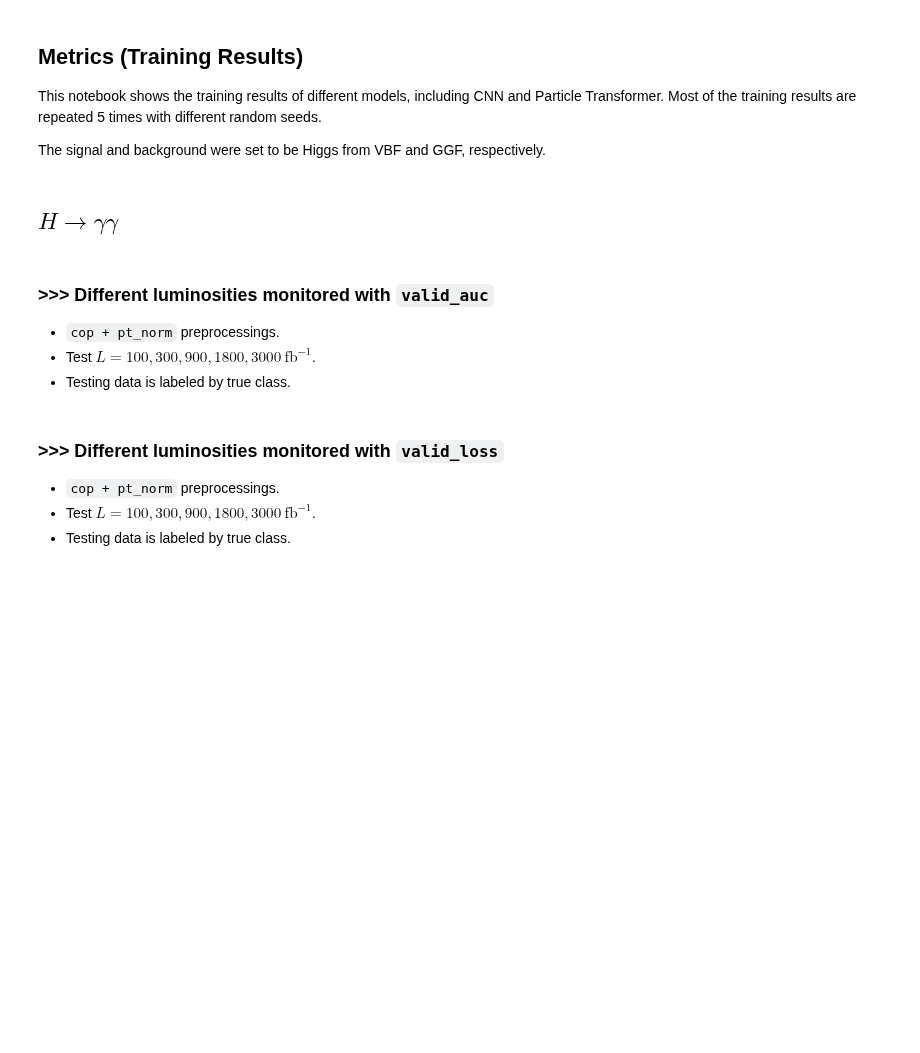
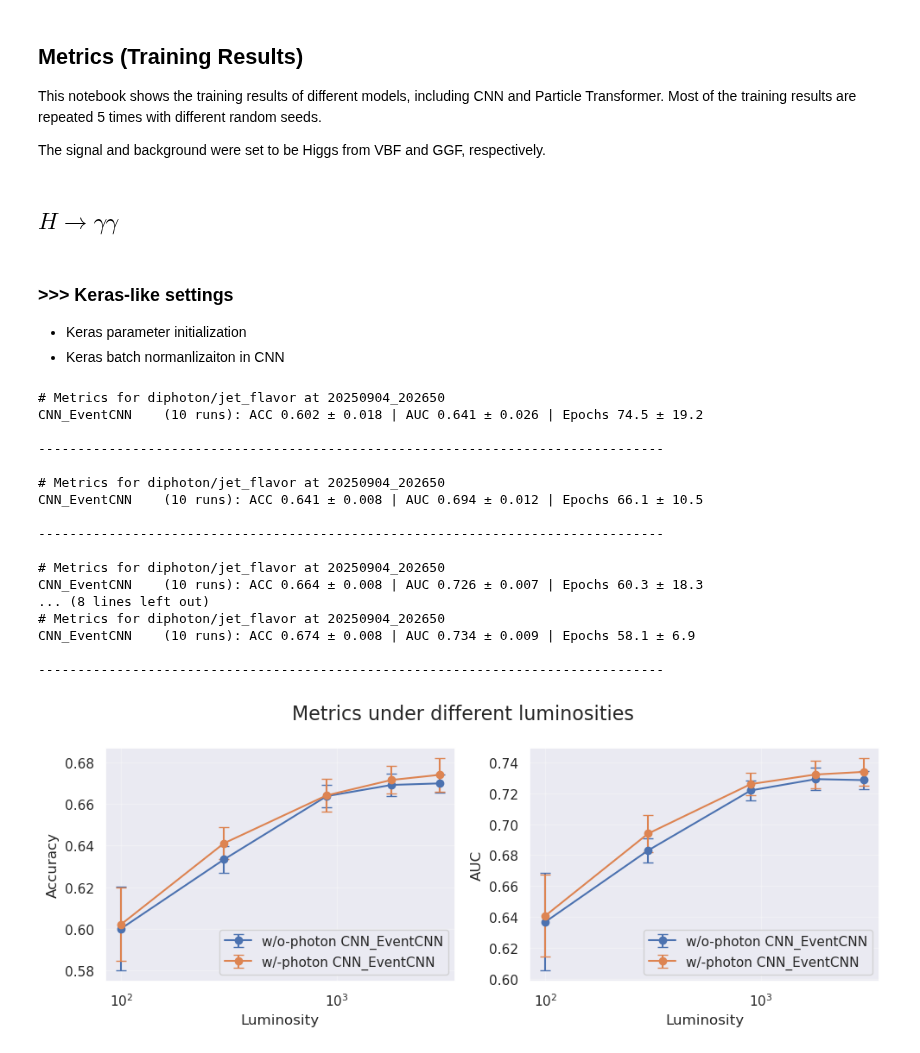
Before and after one commit to maplexgitx0302/NTUHEPML-CWoLa, a Jupyter notebook: notebooks/metrics.ipynb, the cells around one changed output. Saved outputs shown, nothing was run; the diff lists cells and outputs as text; code cells hidden in the pictures; blank space fills up the shorter version.

```diff
--- a/notebooks/metrics.ipynb
+++ b/notebooks/metrics.ipynb
@@ -33,19 +33,16 @@ def get_metrics(channel: str, data_mode: str, date_time: str, data_suffix: str =
 
         # Collect metrics from each random seed run
         tmp_metrics = []
-        rnd_seed = 0
+        rnd_seed = 23
 
-        while True:
+        for _ in range(num_rnd):
             metrics_file = output_dir / f"{model}-{date_time}-{data_suffix}" / f'rnd_seed-{rnd_seed}' / 'metrics.csv'
             if not metrics_file.exists():
                 break
 
             df_tmp = pd.read_csv(metrics_file)
             tmp_metrics.append(df_tmp.tail(1))  # Use the last row (test result)
-            rnd_seed += 1
-
-            if num_rnd is not None and rnd_seed >= num_rnd:
-                break
+            rnd_seed += 100
 
         # Print summary statistics if any runs were found
         if tmp_metrics:
@@ -68,67 +65,53 @@ def get_metrics(channel: str, data_mode: str, date_time: str, data_suffix: str =
     return metrics
 # %% [markdown]
 ## $H \rightarrow \gamma \gamma$
-# %% [markdown]
-### >>> Different luminosities monitored with `valid_auc`
-
-- `cop + pt_norm` preprocessings.
-- Test $L=100,300, 900,1800,3000~\text{fb}^{-1}$.
-- Testing data is labeled by true class.
-# %%
-luminosities = [100, 300, 900, 1800, 3000]
-in_metrics = []
-ex_metrics = []
-
-for data_mode in ['jet_flavor']:
-    for L in luminosities:
-        in_metrics.append(get_metrics(channel='diphoton', data_mode=data_mode, date_time='20250819_010104', data_suffix=f'L{L}', verbose=False, num_rnd=10))
-        ex_metrics.append(get_metrics(channel='ex-diphoton', data_mode=data_mode, date_time='20250819_010104', data_suffix=f'L{L}', verbose=False, num_rnd=10))
-
-fig, ax = plt.subplots(1, 2, figsize=(10, 4))
-fig.suptitle(f"Metrics under different luminosities", fontsize=16)
-for model in ['CNN_EventCNN']:
-# for model in ['CNN_EventCNN', 'ParT_Light']:
-    ax[0].errorbar(luminosities, [m[model]['acc_mean'] for m in ex_metrics if m], yerr=[m[model]['acc_std'] for m in ex_metrics if m], marker='o', capsize=4, label=f"w/o-photon {model}")
-    ax[1].errorbar(luminosities, [m[model]['auc_mean'] for m in ex_metrics if m], yerr=[m[model]['auc_std'] for m in ex_metrics if m], marker='o', capsize=4, label=f"w/o-photon {model}")
-    ax[0].errorbar(luminosities, [m[model]['acc_mean'] for m in in_metrics if m], yerr=[m[model]['acc_std'] for m in in_metrics if m], marker='o', capsize=4, label=f"w/-photon {model}")
-    ax[1].errorbar(luminosities, [m[model]['auc_mean'] for m in in_metrics if m], yerr=[m[model]['auc_std'] for m in in_metrics if m], marker='o', capsize=4, label=f"w/-photon {model}")
-
-for i, ylabel in enumerate(['Accuracy', 'AUC']):
-    ax[i].set_xscale("log")
-    ax[i].set(xlabel="Luminosity", ylabel=ylabel)
-    ax[i].legend()
-    ax[i].grid(True, alpha=0.3)
-plt.tight_layout()
-plt.show()
 # %% [markdown]
-### >>> Different luminosities monitored with `valid_loss`
+### >>> Keras-like settings
 
-- `cop + pt_norm` preprocessings.
-- Test $L=100,300, 900,1800,3000~\text{fb}^{-1}$.
-- Testing data is labeled by true class.
+- Keras parameter initialization
+- Keras batch normanlizaiton in CNN
 # %%
 luminosities = [100, 300, 900, 1800, 3000]
 in_metrics = []
 ex_metrics = []
 
 for data_mode in ['jet_flavor']:
     for L in luminosities:
-        in_metrics.append(get_metrics(channel='diphoton', data_mode=data_mode, date_time='20250819_010104', data_suffix=f'L{L}', verbose=False, num_rnd=10))
-        ex_metrics.append(get_metrics(channel='ex-diphoton', data_mode=data_mode, date_time='20250819_010104', data_suffix=f'L{L}', verbose=False, num_rnd=10))
+        in_metrics.append(get_metrics(channel='diphoton', data_mode=data_mode, date_time='20250904_202650', data_suffix=f'L{L}', verbose=True, num_rnd=10))
+        ex_metrics.append(get_metrics(channel='ex-diphoton', data_mode=data_mode, date_time='20250904_202650', data_suffix=f'L{L}', verbose=False, num_rnd=10))
 
 fig, ax = plt.subplots(1, 2, figsize=(10, 4))
 fig.suptitle(f"Metrics under different luminosities", fontsize=16)
 for model in ['CNN_EventCNN']:
 # for model in ['CNN_EventCNN', 'ParT_Light']:
     ax[0].errorbar(luminosities, [m[model]['acc_mean'] for m in ex_metrics if m], yerr=[m[model]['acc_std'] for m in ex_metrics if m], marker='o', capsize=4, label=f"w/o-photon {model}")
     ax[1].errorbar(luminosities, [m[model]['auc_mean'] for m in ex_metrics if m], yerr=[m[model]['auc_std'] for m in ex_metrics if m], marker='o', capsize=4, label=f"w/o-photon {model}")
     ax[0].errorbar(luminosities, [m[model]['acc_mean'] for m in in_metrics if m], yerr=[m[model]['acc_std'] for m in in_metrics if m], marker='o', capsize=4, label=f"w/-photon {model}")
     ax[1].errorbar(luminosities, [m[model]['auc_mean'] for m in in_metrics if m], yerr=[m[model]['auc_std'] for m in in_metrics if m], marker='o', capsize=4, label=f"w/-photon {model}")
 
 for i, ylabel in enumerate(['Accuracy', 'AUC']):
     ax[i].set_xscale("log")
     ax[i].set(xlabel="Luminosity", ylabel=ylabel)
     ax[i].legend()
     ax[i].grid(True, alpha=0.3)
 plt.tight_layout()
 plt.show()
+# %% [output]
+# Metrics for diphoton/jet_flavor at 20250904_202650
+CNN_EventCNN    (10 runs): ACC 0.602 ± 0.018 | AUC 0.641 ± 0.026 | Epochs 74.5 ± 19.2
+
+--------------------------------------------------------------------------------
+
+# Metrics for diphoton/jet_flavor at 20250904_202650
+CNN_EventCNN    (10 runs): ACC 0.641 ± 0.008 | AUC 0.694 ± 0.012 | Epochs 66.1 ± 10.5
+
+--------------------------------------------------------------------------------
+
+# Metrics for diphoton/jet_flavor at 20250904_202650
+CNN_EventCNN    (10 runs): ACC 0.664 ± 0.008 | AUC 0.726 ± 0.007 | Epochs 60.3 ± 18.3
+... (8 lines left out)
+# Metrics for diphoton/jet_flavor at 20250904_202650
+CNN_EventCNN    (10 runs): ACC 0.674 ± 0.008 | AUC 0.734 ± 0.009 | Epochs 58.1 ± 6.9
+
+--------------------------------------------------------------------------------
+[figure, added]
```
Also changed, not shown: 4 other files.
